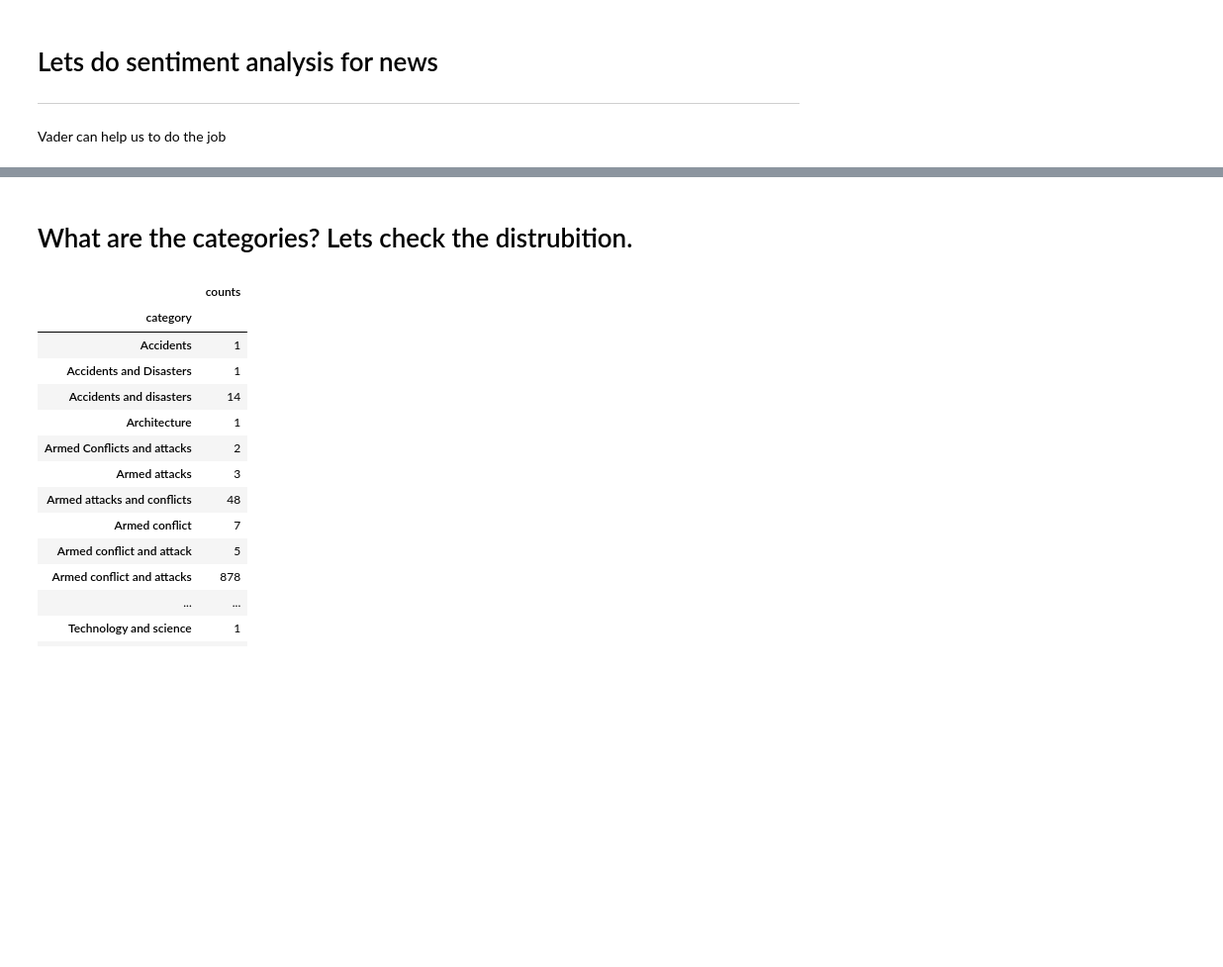
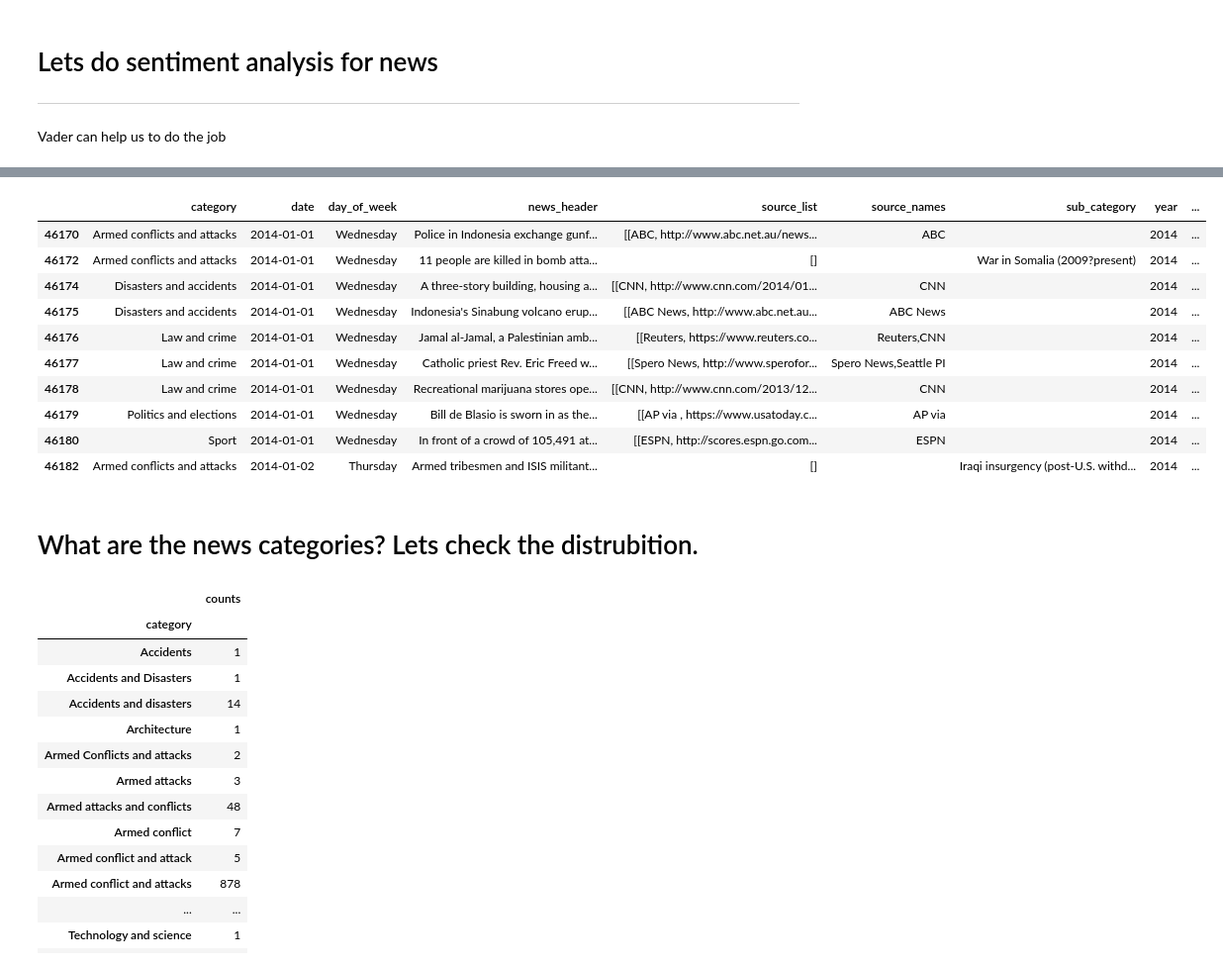
Before and after one commit to Jaskaran23/733Project, a Jupyter notebook: CryptViz/NewsEventEDA.ipynb, the cells around one changed output, grey strips where cells are left out. Shown: that part at 99% size. Cells and saved outputs as stored; diff of their text form; code cells hidden in the pictures; blank space fills up the shorter version.

```diff
--- a/CryptViz/NewsEventEDA.ipynb
+++ b/CryptViz/NewsEventEDA.ipynb
@@ -66,8 +67,22 @@ news['score']=news['news_header'].apply(lambda x:sid.polarity_scores(x)['compoun
 # %%
-# bad_news = news[(news['date']>='2014-01-01') & (news['score'] <= 0)]
-# good_news = news[(news['date']>='2014-01-01') & (news['score'] >= 0)]
+bad_news = news[(news['date']>='2014-01-01') & (news['score'] <= 0)]
+good_news = news[(news['date']>='2014-01-01') & (news['score'] >= 0)]
+# %%
+bad_news[:10]
+# %% [output]
+|  | category | date | day_of_week | news_header | source_list | source_names | sub_category | year | ... |
+| 46170 | Armed conflicts and attacks | 2014-01-01 | Wednesday | Police in Indonesia exchange gunf... | [[ABC, http://www.abc.net.au/news... | ABC |  | 2014 | ... |
+| 46172 | Armed conflicts and attacks | 2014-01-01 | Wednesday | 11 people are killed in bomb atta... | [] |  | War in Somalia (2009?present) | 2014 | ... |
+| 46174 | Disasters and accidents | 2014-01-01 | Wednesday | A three-story building, housing a... | [[CNN, http://www.cnn.com/2014/01... | CNN |  | 2014 | ... |
+| 46175 | Disasters and accidents | 2014-01-01 | Wednesday | Indonesia's Sinabung volcano erup... | [[ABC News, http://www.abc.net.au... | ABC News |  | 2014 | ... |
+| 46176 | Law and crime | 2014-01-01 | Wednesday | Jamal al-Jamal, a Palestinian amb... | [[Reuters, https://www.reuters.co... | Reuters,CNN |  | 2014 | ... |
+| 46177 | Law and crime | 2014-01-01 | Wednesday | Catholic priest Rev. Eric Freed w... | [[Spero News, http://www.sperofor... | Spero News,Seattle PI |  | 2014 | ... |
+| 46178 | Law and crime | 2014-01-01 | Wednesday | Recreational marijuana stores ope... | [[CNN, http://www.cnn.com/2013/12... | CNN |  | 2014 | ... |
+| 46179 | Politics and elections | 2014-01-01 | Wednesday | Bill de Blasio is sworn in as the... | [[AP via , https://www.usatoday.c... | AP via |  | 2014 | ... |
+| 46180 | Sport | 2014-01-01 | Wednesday | In front of a crowd of 105,491 at... | [[ESPN, http://scores.espn.go.com... | ESPN |  | 2014 | ... |
+| 46182 | Armed conflicts and attacks | 2014-01-02 | Thursday | Armed tribesmen and ISIS militant... | [] |  | Iraqi insurgency (post-U.S. withd... | 2014 | ... |
 # %% [markdown]
-# What are the categories? Lets check the distrubition.
+# What are the news categories? Lets check the distrubition.
 # %%
 category = news['category'].dropna().unique()
 counts = news.groupby(['category']).size().to_frame(name='counts')
```
Also changed, not shown: parts of 32 cells of this notebook, 16 other files.
